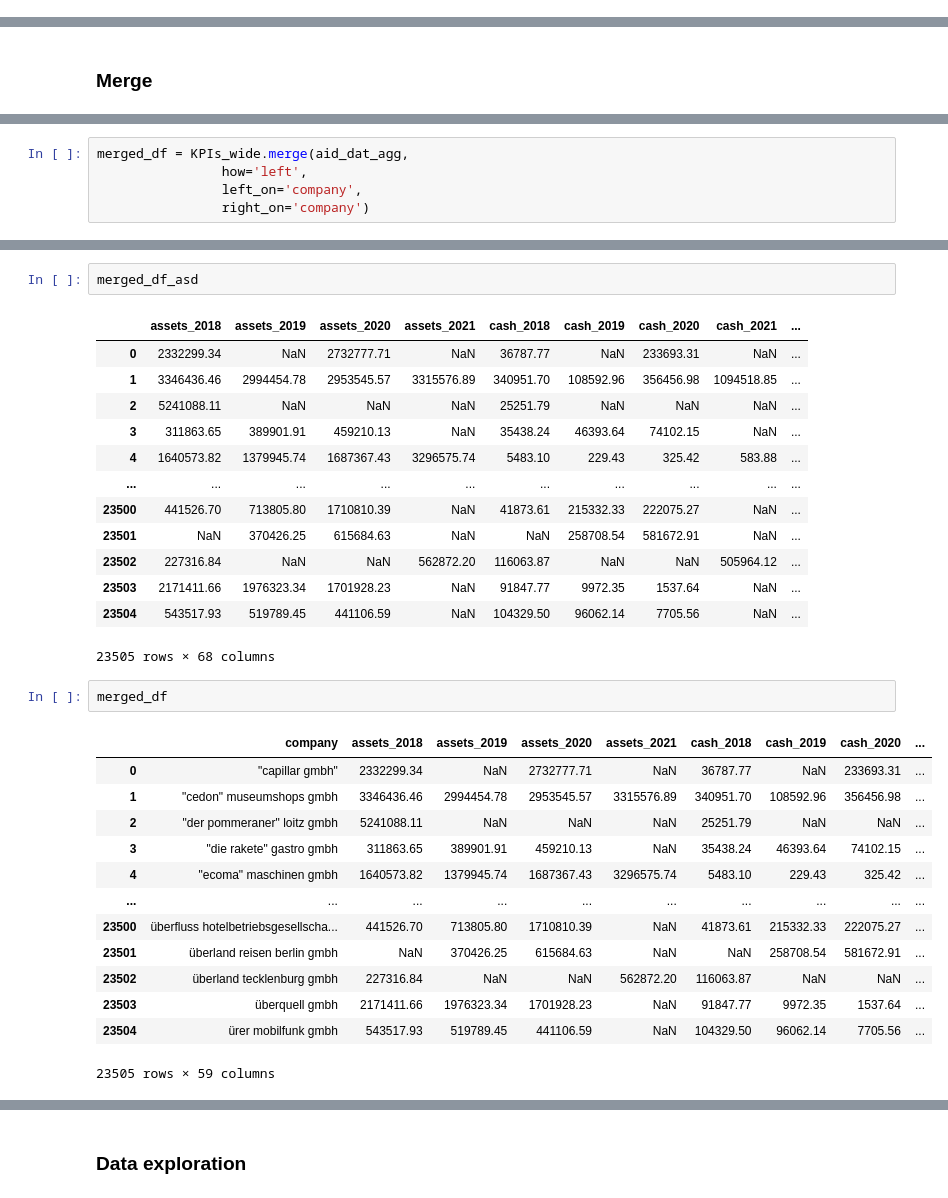
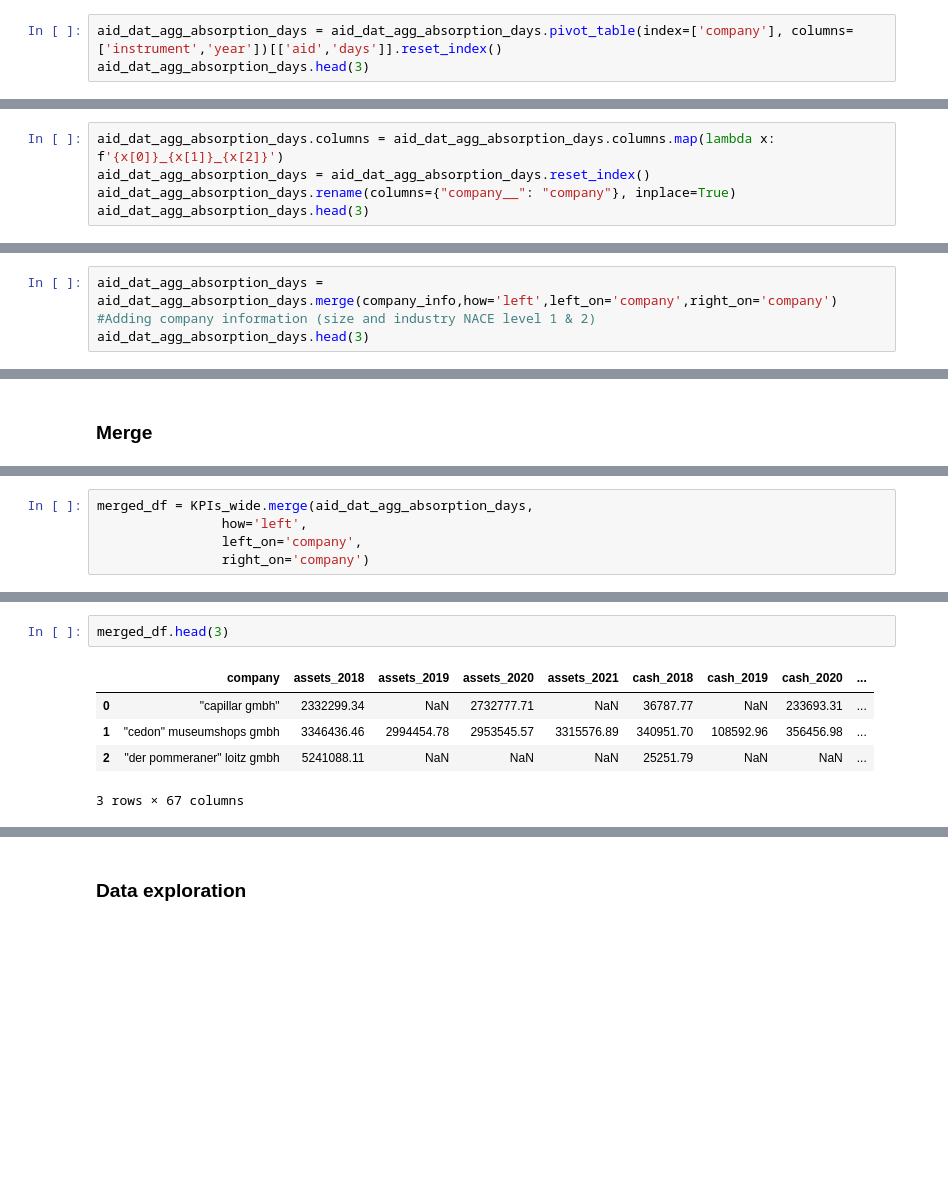
Before and after one commit to m-schildt/AAA, a Jupyter notebook: 4_data_merge.ipynb, the cells around one changed output, grey strips where cells are left out. Cells and saved outputs as stored; diff of their text form; blank space fills up the shorter version.

```diff
--- a/4_data_merge.ipynb
+++ b/4_data_merge.ipynb
@@ -431,0 +238,3 @@ aid_dat_agg_absorption_days = aid_dat_agg_absorption_days.merge(company_info,how
+# %%
+aid_dat_agg_absorption_days = aid_dat_agg_absorption_days.pivot_table(index=['company'], columns=['instrument','year'])[['aid','days']].reset_index()
+aid_dat_agg_absorption_days.head(3)
@@ -431,0 +250,5 @@ aid_dat_agg_absorption_days = aid_dat_agg_absorption_days.merge(company_info,how
+# %%
+aid_dat_agg_absorption_days.columns = aid_dat_agg_absorption_days.columns.map(lambda x: f'{x[0]}_{x[1]}_{x[2]}')
+aid_dat_agg_absorption_days = aid_dat_agg_absorption_days.reset_index()
+aid_dat_agg_absorption_days.rename(columns={"company__": "company"}, inplace=True)
+aid_dat_agg_absorption_days.head(3)
@@ -431,0 +262,3 @@ aid_dat_agg_absorption_days = aid_dat_agg_absorption_days.merge(company_info,how
+# %%
+aid_dat_agg_absorption_days = aid_dat_agg_absorption_days.merge(company_info,how='left',left_on='company',right_on='company') #Adding company information (size and industry NACE level 1 & 2)
+aid_dat_agg_absorption_days.head(3)
@@ -434,5 +274,5 @@ aid_dat_agg_absorption_days = aid_dat_agg_absorption_days.merge(company_info,how
 # %%
-merged_df = KPIs_wide.merge(aid_dat_agg,
+merged_df = KPIs_wide.merge(aid_dat_agg_absorption_days,
                 how='left',
                 left_on='company',
                 right_on='company')
@@ -460,32 +279,8 @@ merged_df_asd.rename(columns={"company__": "company"})
-# %%
-merged_df_asd
-# %% [output]
-|  | assets_2018 | assets_2019 | assets_2020 | assets_2021 | cash_2018 | cash_2019 | cash_2020 | cash_2021 | ... |
-| 0 | 2332299.34 | NaN | 2732777.71 | NaN | 36787.77 | NaN | 233693.31 | NaN | ... |
-| 1 | 3346436.46 | 2994454.78 | 2953545.57 | 3315576.89 | 340951.70 | 108592.96 | 356456.98 | 1094518.85 | ... |
-| 2 | 5241088.11 | NaN | NaN | NaN | 25251.79 | NaN | NaN | NaN | ... |
-| 3 | 311863.65 | 389901.91 | 459210.13 | NaN | 35438.24 | 46393.64 | 74102.15 | NaN | ... |
-| 4 | 1640573.82 | 1379945.74 | 1687367.43 | 3296575.74 | 5483.10 | 229.43 | 325.42 | 583.88 | ... |
-| ... | ... | ... | ... | ... | ... | ... | ... | ... | ... |
-| 23500 | 441526.70 | 713805.80 | 1710810.39 | NaN | 41873.61 | 215332.33 | 222075.27 | NaN | ... |
-| 23501 | NaN | 370426.25 | 615684.63 | NaN | NaN | 258708.54 | 581672.91 | NaN | ... |
-| 23502 | 227316.84 | NaN | NaN | 562872.20 | 116063.87 | NaN | NaN | 505964.12 | ... |
-| 23503 | 2171411.66 | 1976323.34 | 1701928.23 | NaN | 91847.77 | 9972.35 | 1537.64 | NaN | ... |
-| 23504 | 543517.93 | 519789.45 | 441106.59 | NaN | 104329.50 | 96062.14 | 7705.56 | NaN | ... |
-23505 rows × 68 columns
 # %%
-merged_df
+merged_df.head(3)
 # %% [output]
 |  | company | assets_2018 | assets_2019 | assets_2020 | assets_2021 | cash_2018 | cash_2019 | cash_2020 | ... |
 | 0 | "capillar gmbh" | 2332299.34 | NaN | 2732777.71 | NaN | 36787.77 | NaN | 233693.31 | ... |
 | 1 | "cedon" museumshops gmbh | 3346436.46 | 2994454.78 | 2953545.57 | 3315576.89 | 340951.70 | 108592.96 | 356456.98 | ... |
 | 2 | "der pommeraner" loitz gmbh | 5241088.11 | NaN | NaN | NaN | 25251.79 | NaN | NaN | ... |
-| 3 | "die rakete" gastro gmbh | 311863.65 | 389901.91 | 459210.13 | NaN | 35438.24 | 46393.64 | 74102.15 | ... |
-| 4 | "ecoma" maschinen gmbh | 1640573.82 | 1379945.74 | 1687367.43 | 3296575.74 | 5483.10 | 229.43 | 325.42 | ... |
-| ... | ... | ... | ... | ... | ... | ... | ... | ... | ... |
-| 23500 | überfluss hotelbetriebsgesellscha... | 441526.70 | 713805.80 | 1710810.39 | NaN | 41873.61 | 215332.33 | 222075.27 | ... |
-| 23501 | überland reisen berlin gmbh | NaN | 370426.25 | 615684.63 | NaN | NaN | 258708.54 | 581672.91 | ... |
-| 23502 | überland tecklenburg gmbh | 227316.84 | NaN | NaN | 562872.20 | 116063.87 | NaN | NaN | ... |
-| 23503 | überquell gmbh | 2171411.66 | 1976323.34 | 1701928.23 | NaN | 91847.77 | 9972.35 | 1537.64 | ... |
-| 23504 | ürer mobilfunk gmbh | 543517.93 | 519789.45 | 441106.59 | NaN | 104329.50 | 96062.14 | 7705.56 | ... |
-23505 rows × 59 columns
+3 rows × 67 columns
```
Also changed, not shown: parts of 67 cells of this notebook.
